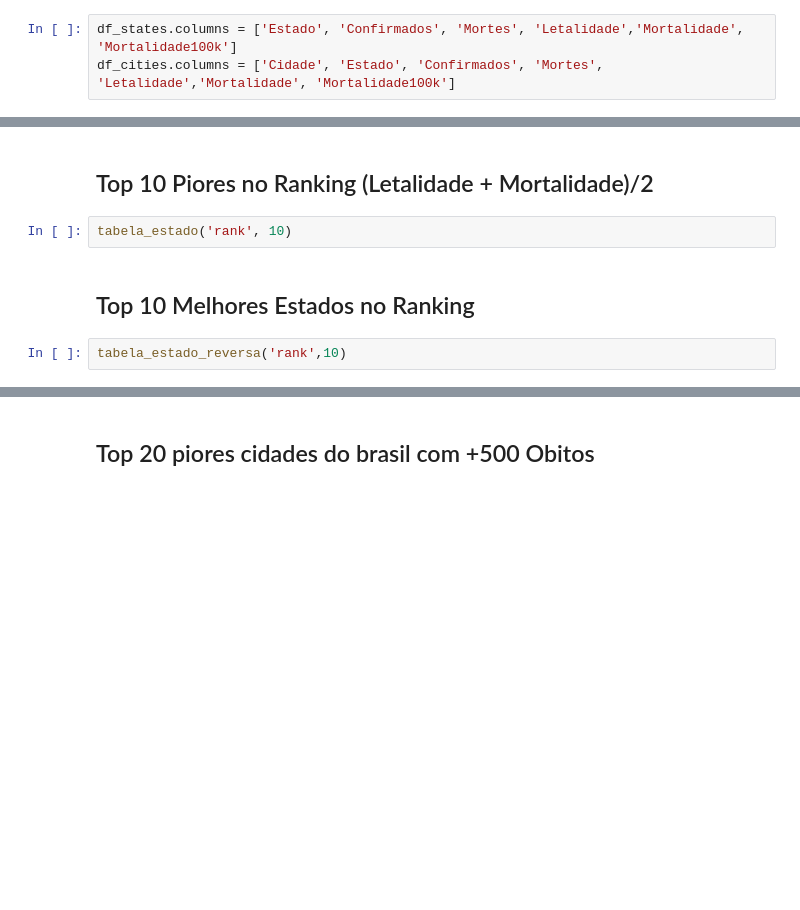
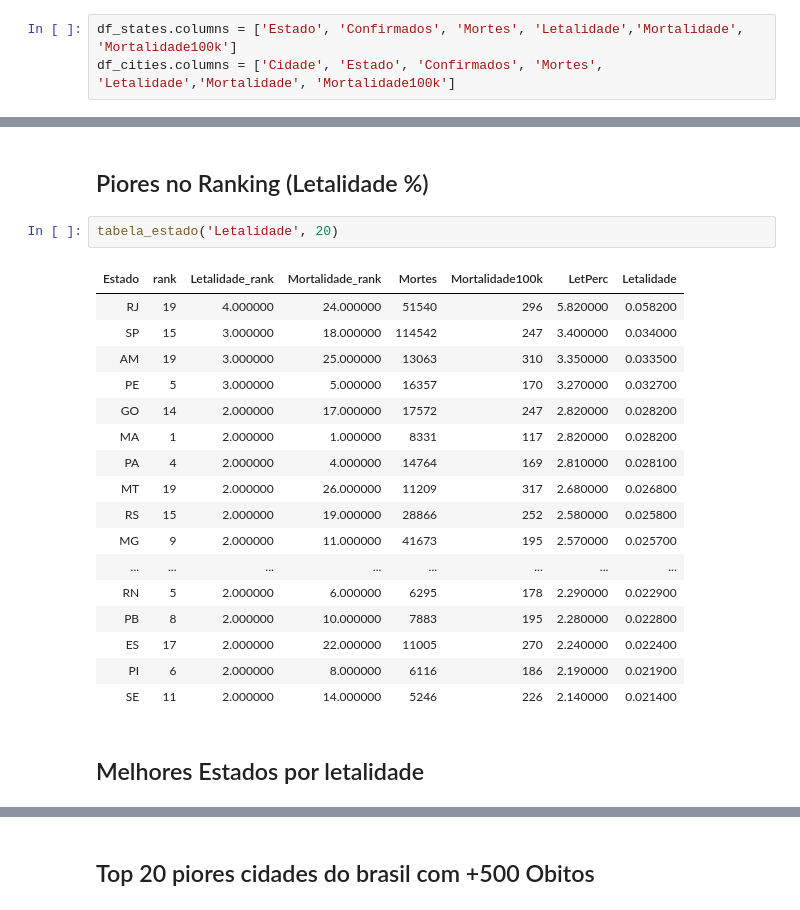
Before and after one commit to giuice/DataSciencePath, a Jupyter notebook: covid-giu.ipynb, the cells around one changed output, grey strips where cells are left out. Drawn from its saved outputs; the diff is of its cells as text; blank space fills up the shorter version.

```diff
--- a/covid-giu.ipynb
+++ b/covid-giu.ipynb
@@ -133,10 +183,26 @@ def tabela_cidade(column, n, asc=False,title="", color='red', reverse=False, cor
 def tabela_cidade_reversa(column, n, title="", corte=0):
     return tabela_cidade(column, n, True, title, 'green', True, corte=corte)
 # %% [markdown]
-## Top 10 Piores no Ranking (Letalidade + Mortalidade)/2
+## Piores no Ranking (Letalidade %)
-# %%
-tabela_estado('rank', 10)
+# %%
+tabela_estado('Letalidade', 20)
+# %% [output]
+| Estado | rank | Letalidade_rank | Mortalidade_rank | Mortes | Mortalidade100k | LetPerc | Letalidade |
+| RJ | 19 | 4.000000 | 24.000000 | 51540 | 296 | 5.820000 | 0.058200 |
+| SP | 15 | 3.000000 | 18.000000 | 114542 | 247 | 3.400000 | 0.034000 |
+| AM | 19 | 3.000000 | 25.000000 | 13063 | 310 | 3.350000 | 0.033500 |
+| PE | 5 | 3.000000 | 5.000000 | 16357 | 170 | 3.270000 | 0.032700 |
+| GO | 14 | 2.000000 | 17.000000 | 17572 | 247 | 2.820000 | 0.028200 |
+| MA | 1 | 2.000000 | 1.000000 | 8331 | 117 | 2.820000 | 0.028200 |
+| PA | 4 | 2.000000 | 4.000000 | 14764 | 169 | 2.810000 | 0.028100 |
+| MT | 19 | 2.000000 | 26.000000 | 11209 | 317 | 2.680000 | 0.026800 |
+| RS | 15 | 2.000000 | 19.000000 | 28866 | 252 | 2.580000 | 0.025800 |
+| MG | 9 | 2.000000 | 11.000000 | 41673 | 195 | 2.570000 | 0.025700 |
+| ... | ... | ... | ... | ... | ... | ... | ... |
+| RN | 5 | 2.000000 | 6.000000 | 6295 | 178 | 2.290000 | 0.022900 |
+| PB | 8 | 2.000000 | 10.000000 | 7883 | 195 | 2.280000 | 0.022800 |
+| ES | 17 | 2.000000 | 22.000000 | 11005 | 270 | 2.240000 | 0.022400 |
+| PI | 6 | 2.000000 | 8.000000 | 6116 | 186 | 2.190000 | 0.021900 |
+| SE | 11 | 2.000000 | 14.000000 | 5246 | 226 | 2.140000 | 0.021400 |
 # %% [markdown]
-## Top 10 Melhores Estados no Ranking
+## Melhores Estados por letalidade
-# %%
-tabela_estado_reversa('rank',10)
```
Also changed, not shown: parts of 17 cells of this notebook, 5 other files.
